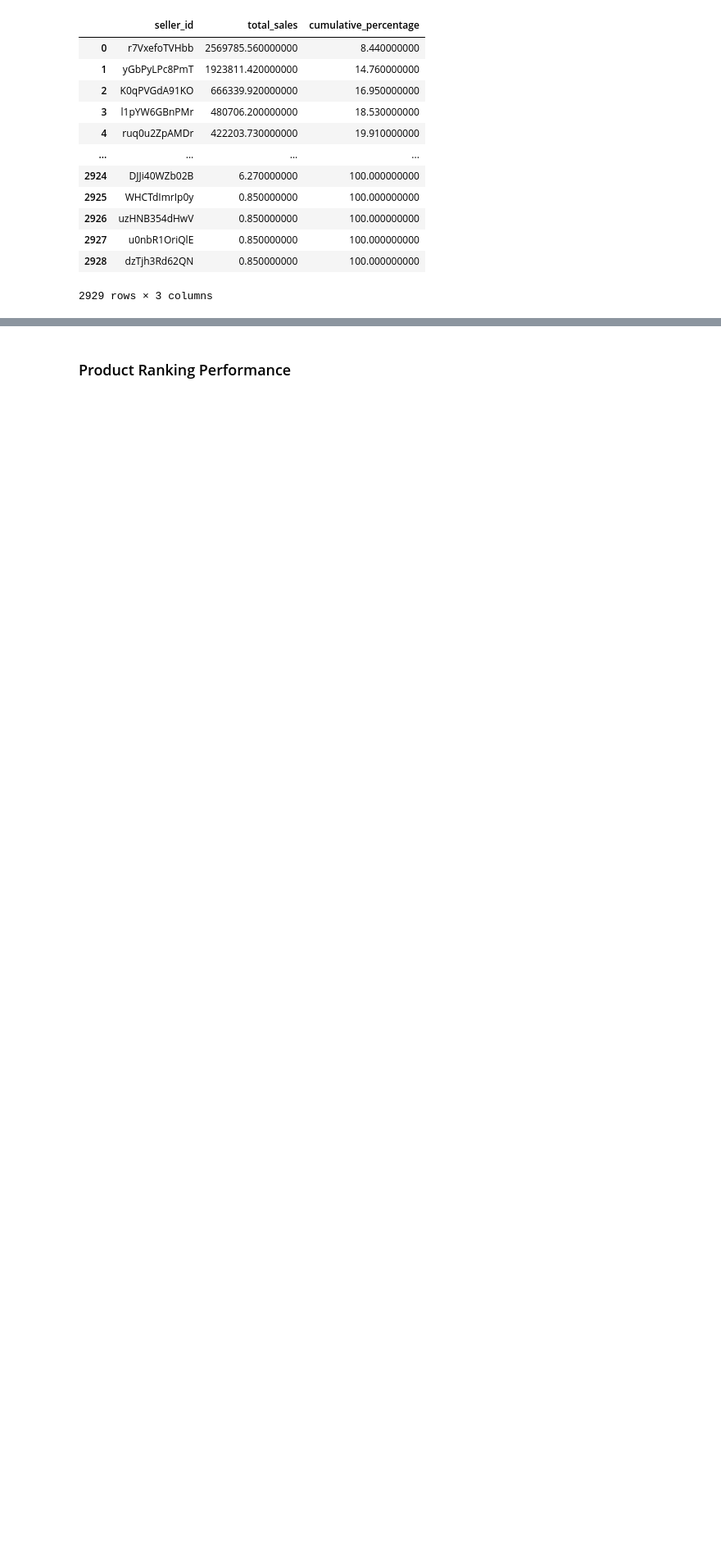
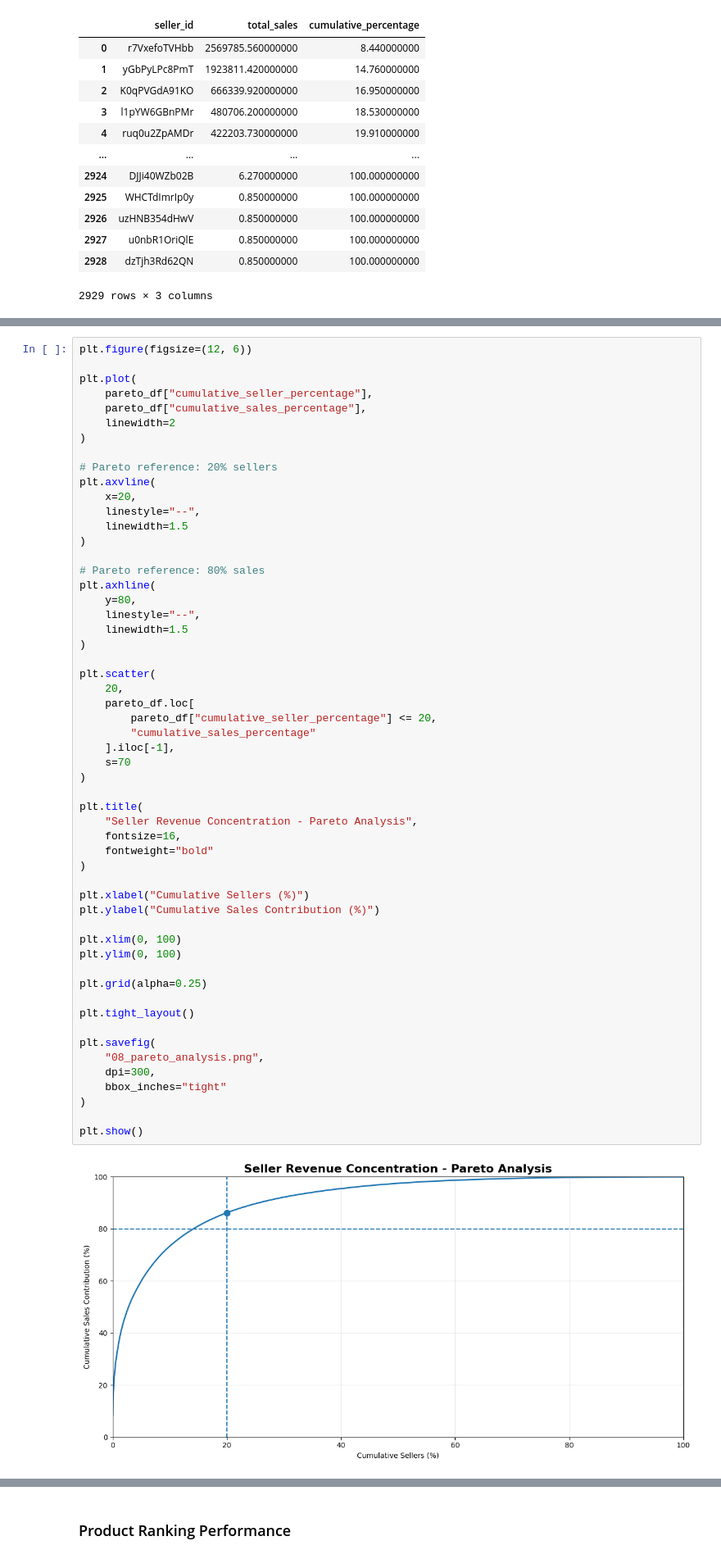
Before and after one commit to wahyuimammuhroni-jpg/ecommerce-order-supply-chain-analysis, a Jupyter notebook: notebooks/ecommerce_order_supply_chain_visualization.ipynb, the cells around one changed output, grey strips where cells are left out. Shown at 82% size. Cells and saved outputs as stored; diff of their text form; blank space fills up the shorter version.

```diff
--- a/notebooks/ecommerce_order_supply_chain_visualization.ipynb
+++ b/notebooks/ecommerce_order_supply_chain_visualization.ipynb
@@ -1929,0 +1997,57 @@ plt.show()
+# %%
+plt.figure(figsize=(12, 6))
+
+plt.plot(
+    pareto_df["cumulative_seller_percentage"],
+    pareto_df["cumulative_sales_percentage"],
+    linewidth=2
+)
+
+# Pareto reference: 20% sellers
+plt.axvline(
+    x=20,
+    linestyle="--",
+    linewidth=1.5
+)
+
+# Pareto reference: 80% sales
+plt.axhline(
+    y=80,
+    linestyle="--",
+    linewidth=1.5
+)
+
+plt.scatter(
+    20,
+    pareto_df.loc[
+        pareto_df["cumulative_seller_percentage"] <= 20,
+        "cumulative_sales_percentage"
+    ].iloc[-1],
+    s=70
+)
+
+plt.title(
+    "Seller Revenue Concentration - Pareto Analysis",
+    fontsize=16,
+    fontweight="bold"
+)
+
+plt.xlabel("Cumulative Sellers (%)")
+plt.ylabel("Cumulative Sales Contribution (%)")
+
+plt.xlim(0, 100)
+plt.ylim(0, 100)
+
+plt.grid(alpha=0.25)
+
+plt.tight_layout()
+
+plt.savefig(
+    "08_pareto_analysis.png",
+    dpi=300,
+    bbox_inches="tight"
+)
+
+plt.show()
+# %% [output]
+[figure, added]
```
Also changed, not shown: parts of 9 cells of this notebook.
